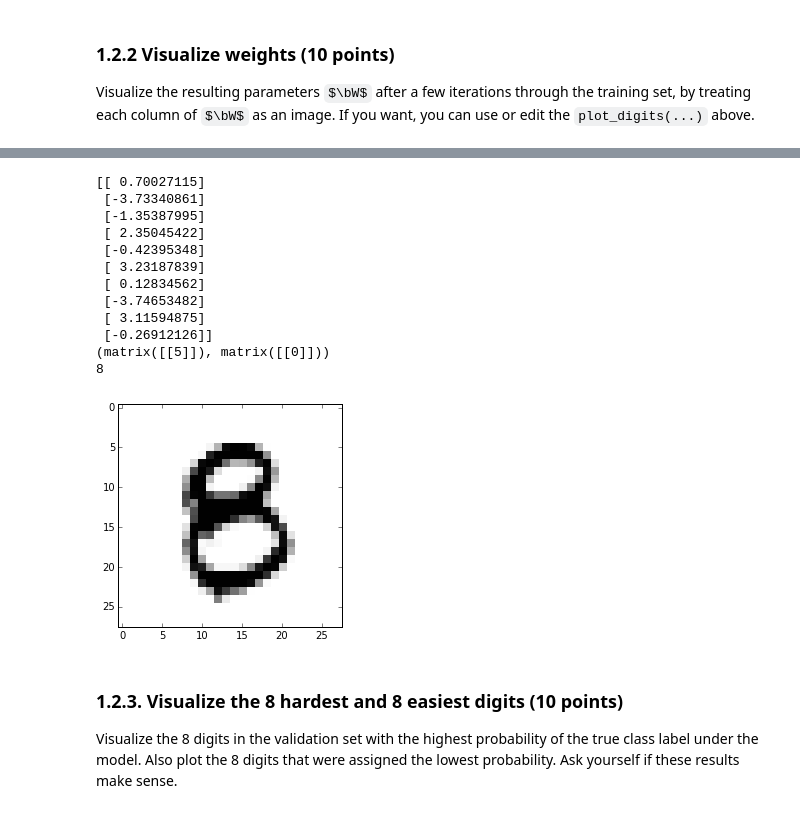
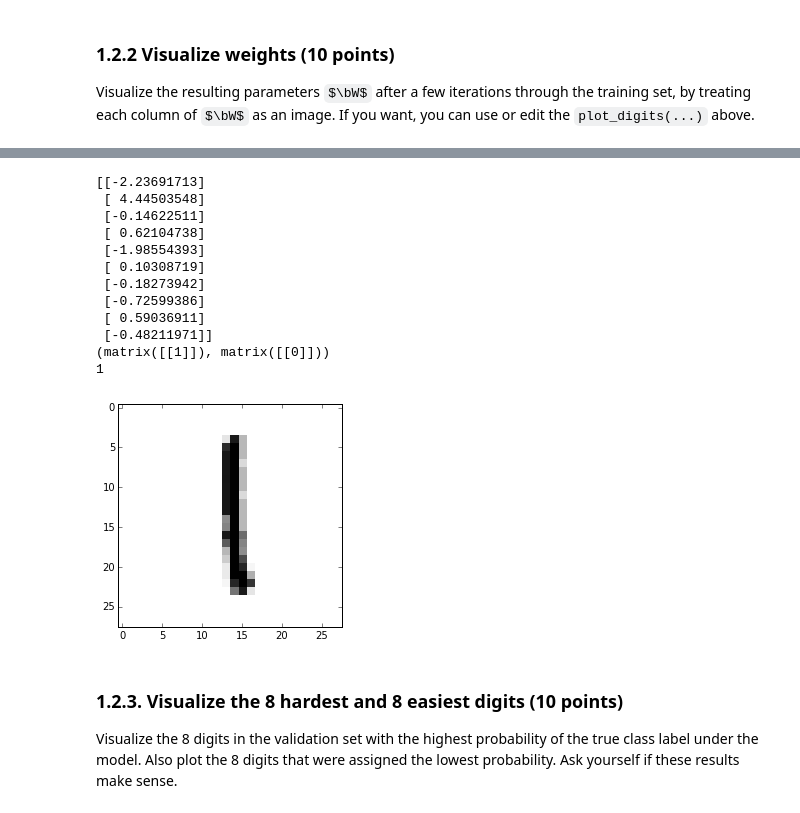
Before and after one commit to basveeling/ml1labs, a Jupyter notebook: Lab2.ipynb, the cells around one changed output, grey strips where cells are left out. Saved outputs shown, nothing was run; the diff lists cells and outputs as text; code cells hidden in the pictures; some formulas as TeX source.

```diff
--- a/Lab2.ipynb
+++ b/Lab2.ipynb
@@ -366,27 +364,27 @@ plot_weights(w_trained, numcols=5)
 # %%
 # Make a random prediction
-i = 4550
+i = 55
 shape=(28,28)
 plt.imshow(x_valid[i].reshape(shape), interpolation='nearest', cmap='Greys')
 
 predict = np.matrix(w_trained).T.dot(np.matrix(x_valid[i]).T) + b_trained.T
 print predict
 print np.where(predict == max(predict))
 print t_valid[i]
 # %% [output]
-[[ 0.70027115]
- [-3.73340861]
- [-1.35387995]
- [ 2.35045422]
- [-0.42395348]
- [ 3.23187839]
- [ 0.12834562]
- [-3.74653482]
- [ 3.11594875]
- [-0.26912126]]
-(matrix([[5]]), matrix([[0]]))
-8
+[[-2.23691713]
+ [ 4.44503548]
+ [-0.14622511]
+ [ 0.62104738]
+ [-1.98554393]
+ [ 0.10308719]
+ [-0.18273942]
+ [-0.72599386]
+ [ 0.59036911]
+ [-0.48211971]]
+(matrix([[1]]), matrix([[0]]))
+1
-[figure, old version]
+[figure, new version]
 # %% [markdown]
 ### 1.2.3. Visualize the 8 hardest and 8 easiest digits (10 points)
 Visualize the 8 digits in the validation set with the highest probability of the true class label under the model.
```
Also changed, not shown: parts of 9 cells of this notebook.
